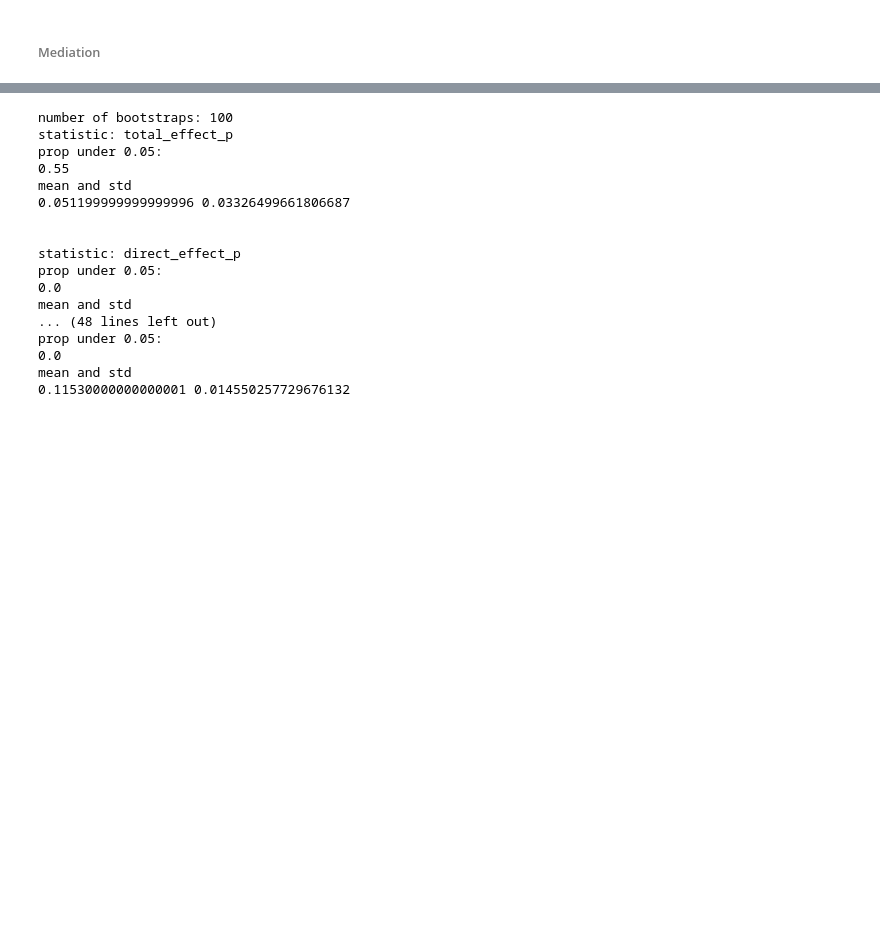
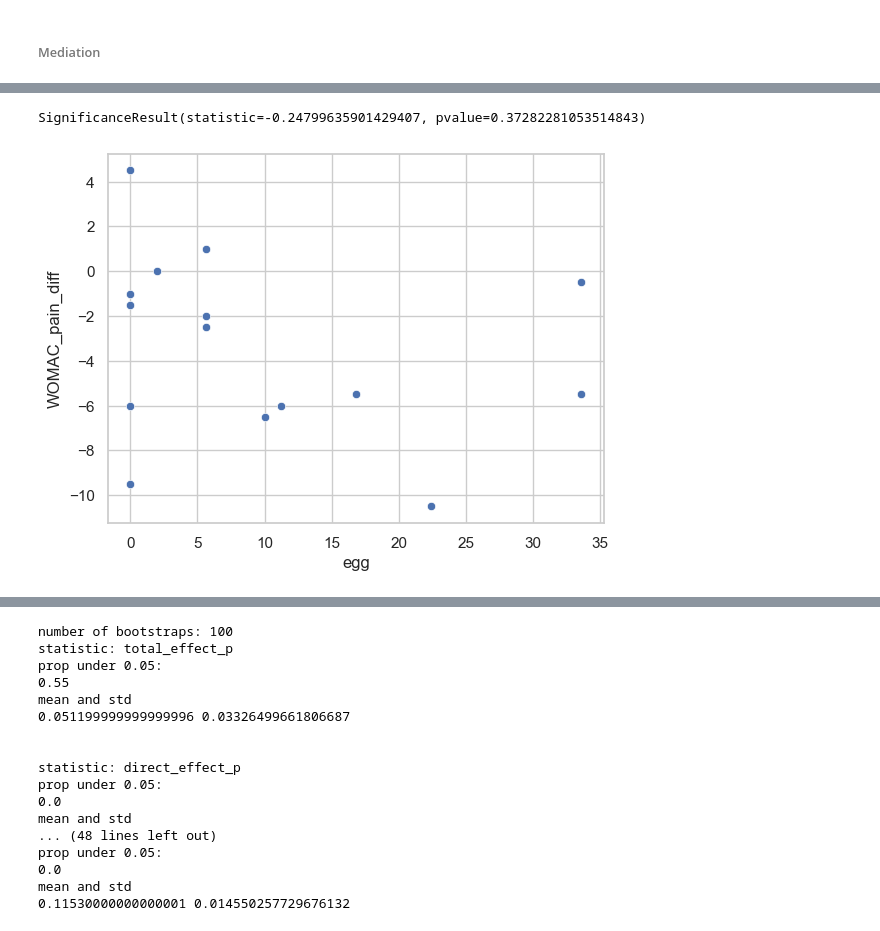
Before and after one commit to kbpi314/oa, a Jupyter notebook: code/oa_v4.ipynb, the cells around one changed output, grey strips where cells are left out. Cells and saved outputs as stored; diff of their text form; code cells hidden in the pictures; blank space fills up the shorter version.

```diff
--- a/code/oa_v4.ipynb
+++ b/code/oa_v4.ipynb
@@ -1518,0 +1754,12 @@ df.head()
+# %%
+## egg_d__Bacteria;p__Firmicutes_A;c__Clostridia_258483;o__Lachnospirales;f__Lachnospiraceae;g__Limivivens_partial_WOMAC_pain_diff_YMX.pdf
+df_plot = pd.concat([df_diet,df_X,df_Y],axis=1)
+x = 'egg'
+m = 'd__Bacteria;p__Firmicutes_A;c__Clostridia_258483;o__Lachnospirales;f__Lachnospiraceae;g__Limivivens'
+y = 'WOMAC_pain_diff'
+
+sns.scatterplot(df_plot, x=x, y=y)
+scipy.stats.spearmanr(df_plot[x], df_plot[y], nan_policy='omit')
+# %% [output]
+SignificanceResult(statistic=-0.24799635901429407, pvalue=0.37282281053514843)
+[figure, added]
```
Also changed, not shown: parts of 21 cells of this notebook, 4 other files.
